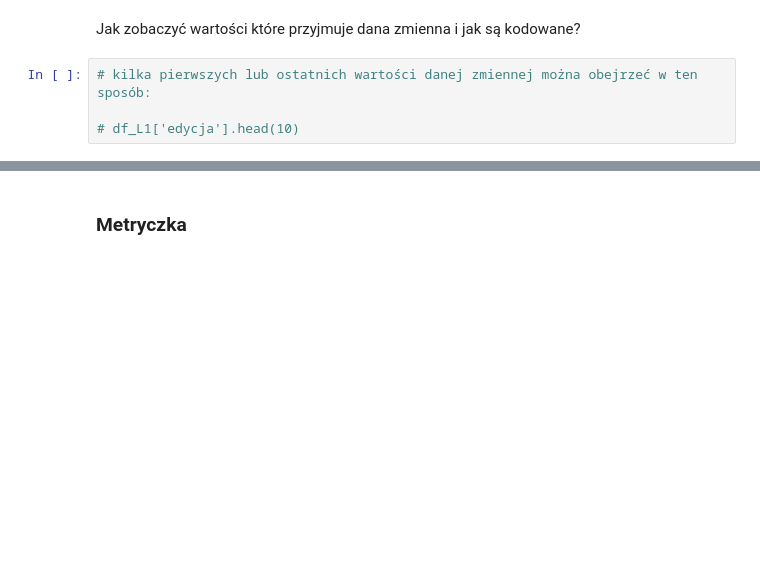
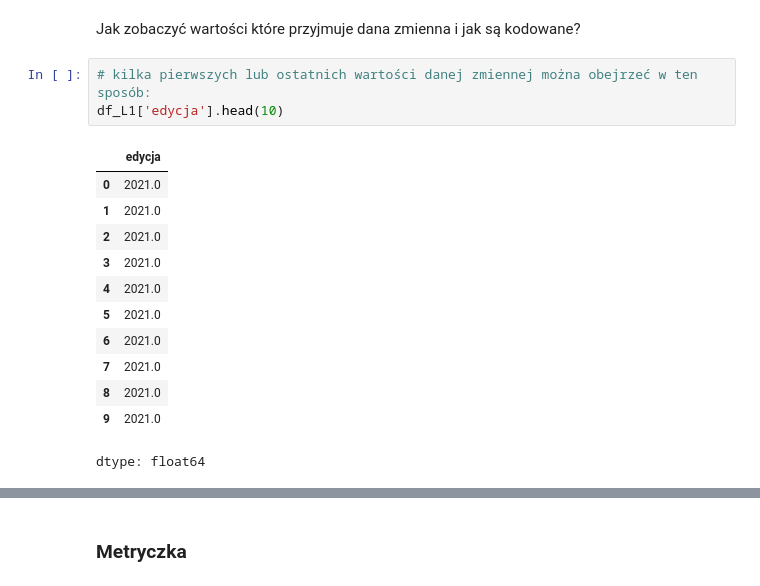
Before and after one commit to HelloSwiat/AGH_Analiza_Danych, a Jupyter notebook: Praca_zaliczeniowa_Analiza_Danych_w_Biznesie.ipynb, the cells around one changed output, grey strips where cells are left out. Saved outputs shown, nothing was run; the diff lists cells and outputs as text; blank space fills up the shorter version.

```diff
--- a/Praca_zaliczeniowa_Analiza_Danych_w_Biznesie.ipynb
+++ b/Praca_zaliczeniowa_Analiza_Danych_w_Biznesie.ipynb
@@ -95,5 +102,17 @@ df_L1 = df_L.copy()
 Jak zobaczyć wartości które przyjmuje dana zmienna i jak są kodowane?
 # %%
 # kilka pierwszych lub ostatnich wartości danej zmiennej można obejrzeć w ten sposób:
-
-# df_L1['edycja'].head(10)
+df_L1['edycja'].head(10)
+# %% [output]
+|  | edycja |
+| 0 | 2021.0 |
+| 1 | 2021.0 |
+| 2 | 2021.0 |
+| 3 | 2021.0 |
+| 4 | 2021.0 |
+| 5 | 2021.0 |
+| 6 | 2021.0 |
+| 7 | 2021.0 |
+| 8 | 2021.0 |
+| 9 | 2021.0 |
+dtype: float64
```
Also changed, not shown: parts of 37 cells of this notebook.
